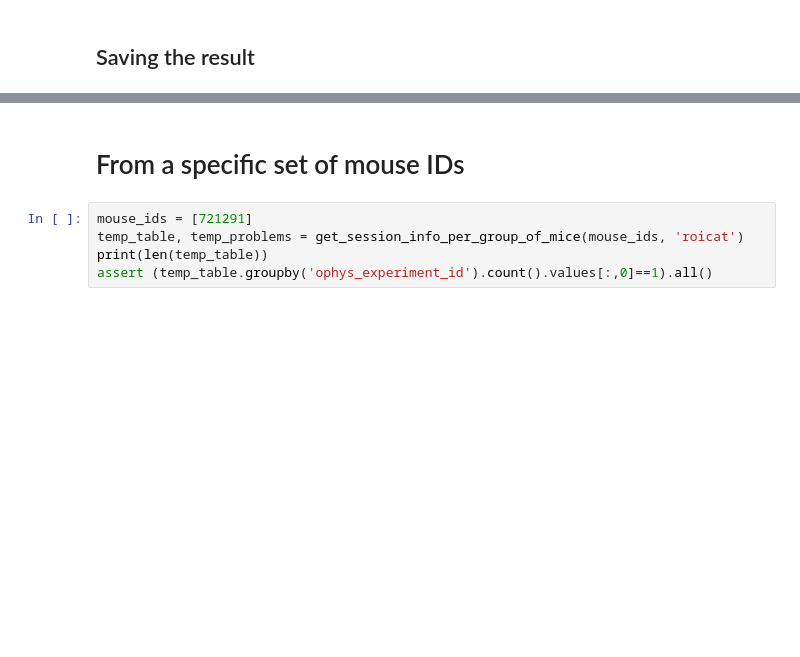
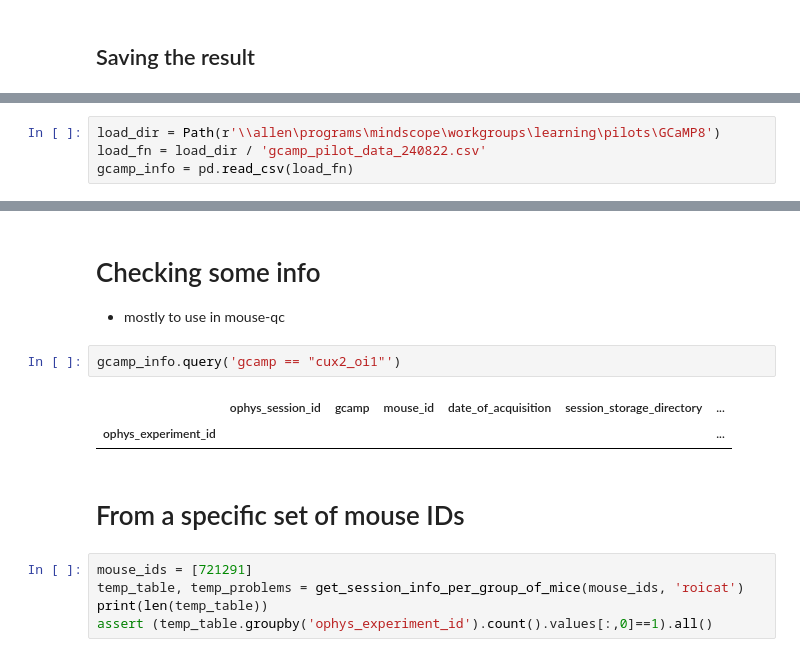
Before and after one commit to AllenNeuralDynamics/lamf_analysis_lims, a Jupyter notebook: pilot_data_analysis/GCaMP/240701_query_lims_data.ipynb, the cells around one changed output, grey strips where cells are left out. Cells and saved outputs as stored; diff of their text form; blank space fills up the shorter version.

```diff
--- a/pilot_data_analysis/GCaMP/240701_query_lims_data.ipynb
+++ b/pilot_data_analysis/GCaMP/240701_query_lims_data.ipynb
@@ -329,0 +343,4 @@ gcamp_info.to_csv(save_fn)
+# %%
+load_dir = Path(r'\\allen\programs\mindscope\workgroups\learning\pilots\GCaMP8')
+load_fn = load_dir / 'gcamp_pilot_data_240822.csv'
+gcamp_info = pd.read_csv(load_fn)
@@ -330,3 +356,11 @@ gcamp_info.to_csv(save_fn)
+# %% [markdown]
+# Checking some info
+- mostly to use in mouse-qc
+# %%
+gcamp_info.query('gcamp == "cux2_oi1"')
+# %% [output]
+|  | ophys_session_id | gcamp | mouse_id | date_of_acquisition | session_storage_directory | ... |
+| ophys_experiment_id |  |  |  |  |  | ... |
 # %% [markdown]
 # From a specific set of mouse IDs
 # %%
```
Also changed, not shown: parts of 7 cells of this notebook, 19 other files.
